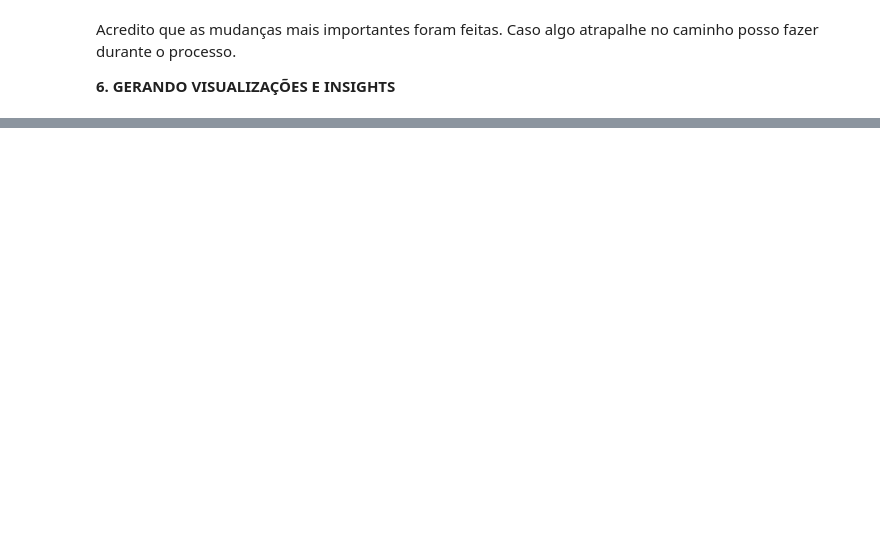
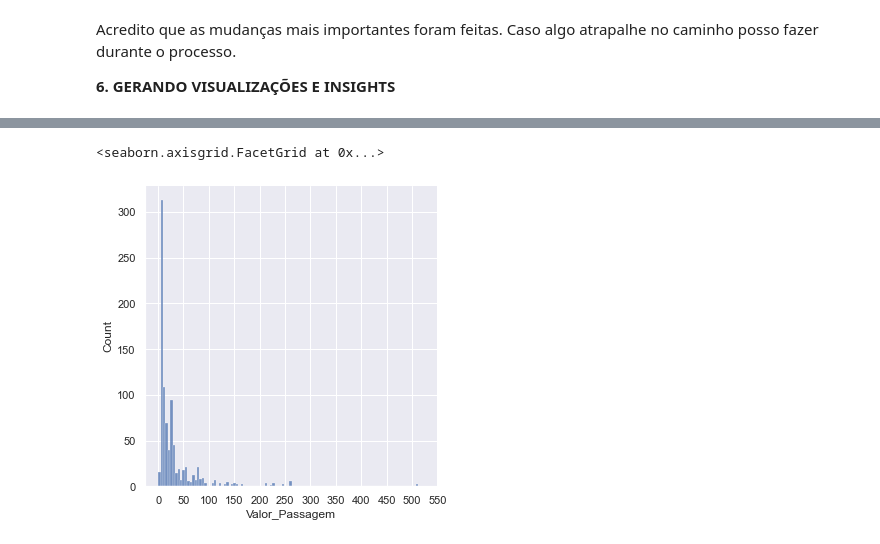
Before and after one commit to Rebeque/Titanic---Quem-sobreviveria-ETL-EDA-ML-Deploy-HTML-CSS-, a Jupyter notebook: Notebook_Titanic_Quem sobreviveria_v0.1.ipynb, the cells around one changed output, grey strips where cells are left out. Drawn from its saved outputs; the diff is of its cells as text; code cells hidden in the pictures; blank space fills up the shorter version.

```diff
--- a/Notebook_Titanic_Quem sobreviveria_v0.1.ipynb
+++ b/Notebook_Titanic_Quem sobreviveria_v0.1.ipynb
@@ -295,0 +353,7 @@ Acredito que as mudanças mais importantes foram feitas. Caso algo atrapalhe no
+# %%
+# Distribuição do valor pago pela passagem de cada tripulante
+plot = sns.displot(x=df_treino['Valor_Passagem'])
+plot.set(xticks=np.arange(0,600,50))
+# %% [output]
+<seaborn.axisgrid.FacetGrid at 0x...>
+[figure, added]
```
Also changed, not shown: parts of 25 cells of this notebook.
